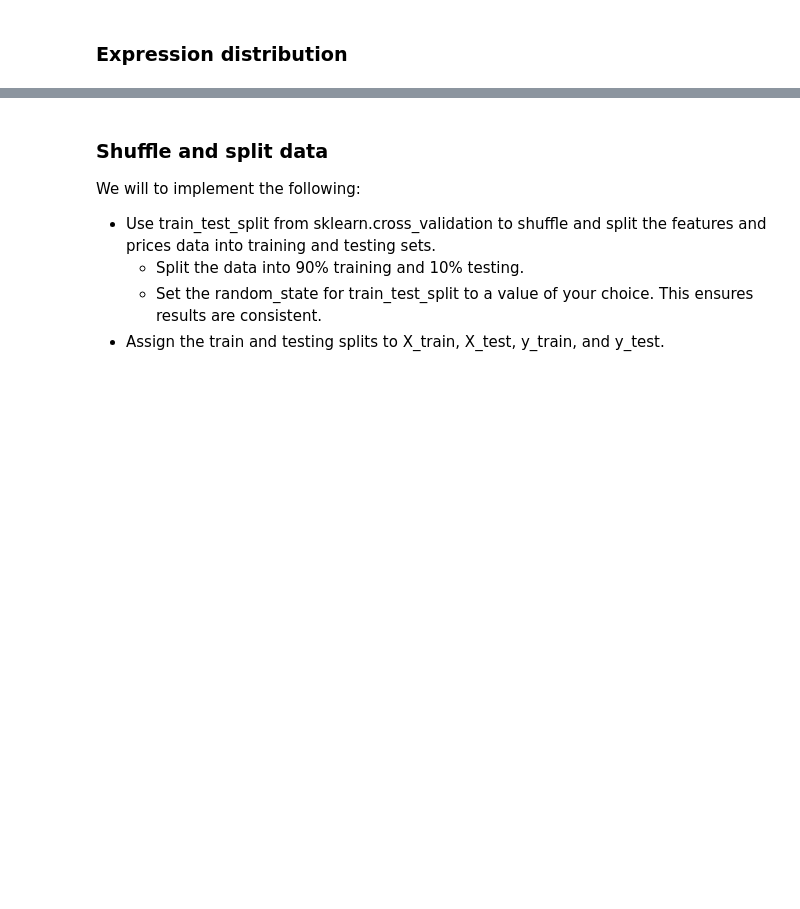
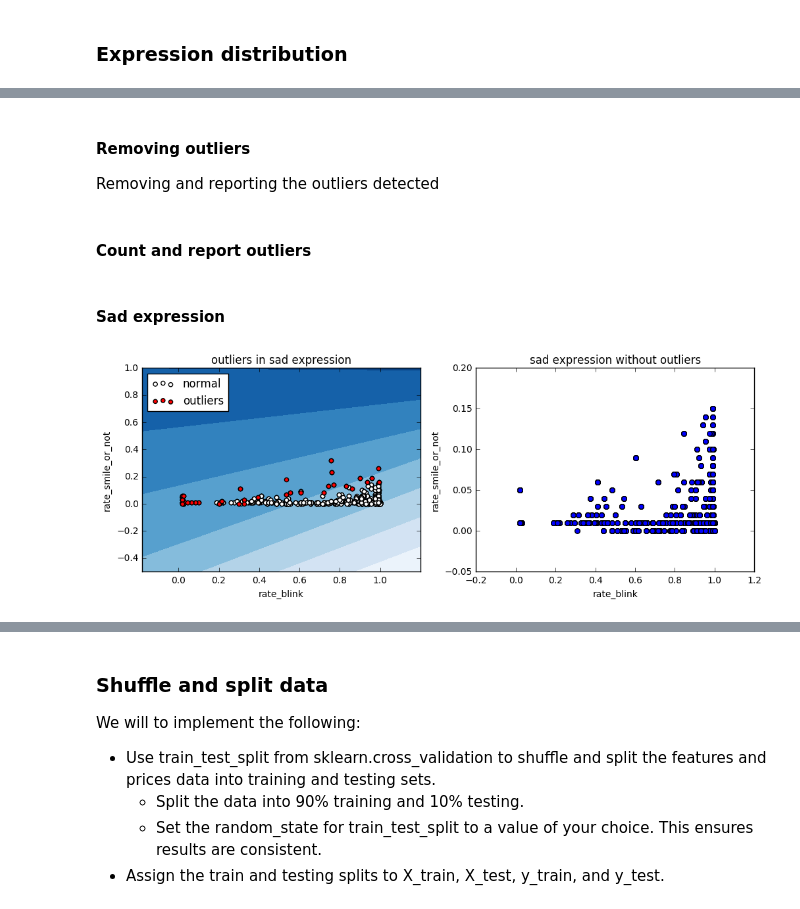
Before and after one commit to thiagomarquesrocha/Kaio-machine-learning-human-face-detection, a Jupyter notebook: kaio/kaio.ipynb, the cells around one changed output, grey strips where cells are left out. Saved outputs shown, nothing was run; the diff lists cells and outputs as text; code cells hidden in the pictures; blank space fills up the shorter version.

```diff
--- a/kaio/kaio.ipynb
+++ b/kaio/kaio.ipynb
@@ -327,0 +291,39 @@ robust_detect_outlier(df_sad)
+# %% [markdown]
+#### Removing outliers
+
+Removing and reporting the outliers detected
+# %%
+def remove_and_display_outliers(name='', df=None, outliers_fraction=0.07, outlier_function=None, color='b'):
+    # outliers_fraction = 0.07
+    X = df[['rate_blink', 'rate_smile_or_not']]
+
+    fig, axes = plt.subplots(nrows=1, ncols=2, figsize=(12, 4))
+
+    outliers = outlier_function(name=name, X=X, outliers_fraction=outliers_fraction, axes=axes[0])
+
+    # Add relation column
+    df_clean = df.copy()
+
+    # Remove outliers
+    df_clean = df_clean.drop(outliers.index.values)
+
+    # Distribution expression
+    ax = df_clean.plot.scatter(x='rate_blink', y='rate_smile_or_not', s=30, color=color, edgecolor='k', ax=axes[1])
+    ax.set_title('{} expression without outliers'.format(name))
+
+    plt.show()
+
+    return df_clean, outliers
+# %% [markdown]
+#### Count and report outliers
+# %%
+# List of outliers
+outliers = pd.DataFrame()
+# %% [markdown]
+#### Sad expression
+# %%
+df_sad_clean, sad_outliers = remove_and_display_outliers(name='sad', df=df_sad, outliers_fraction=0.07, outlier_function=outlier_isoforest, color='b')
+# Add outliers
+outliers = outliers.append(sad_outliers, ignore_index=True)
+# %% [output]
+[figure, added]
```
Also changed, not shown: parts of 45 cells of this notebook, 2 other files.
